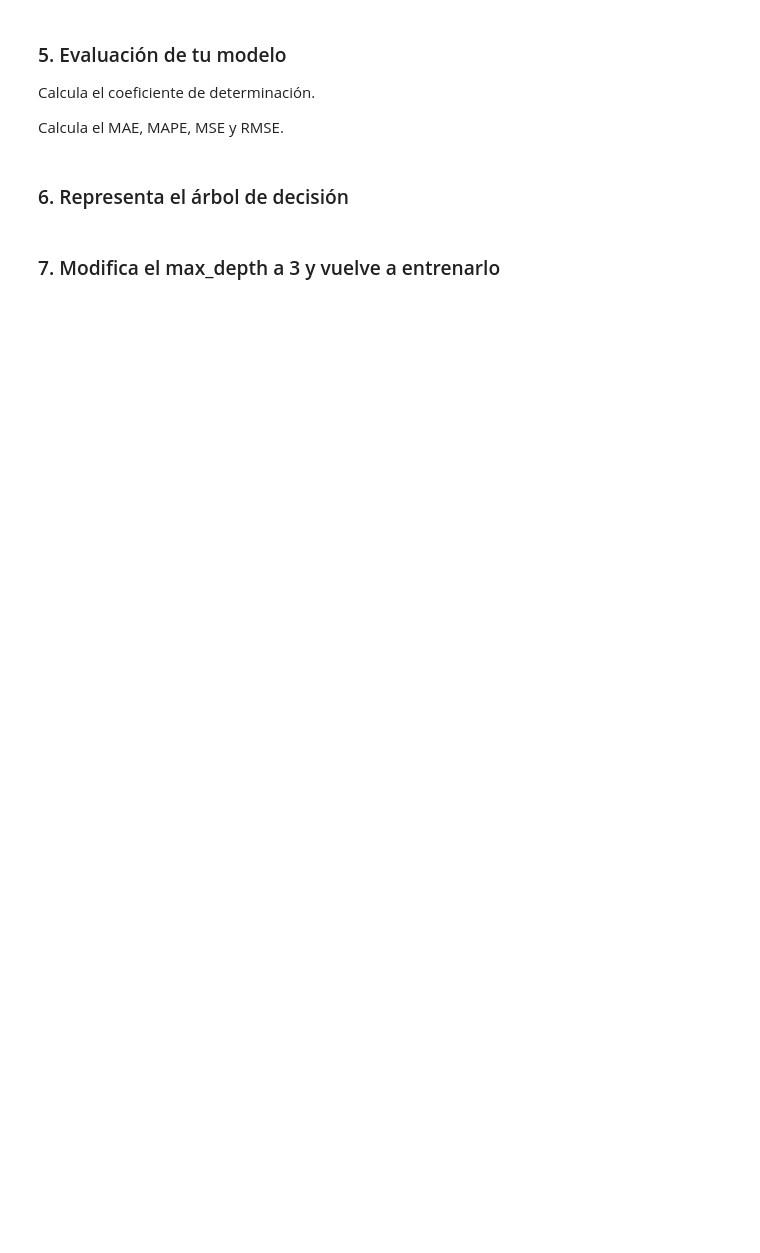
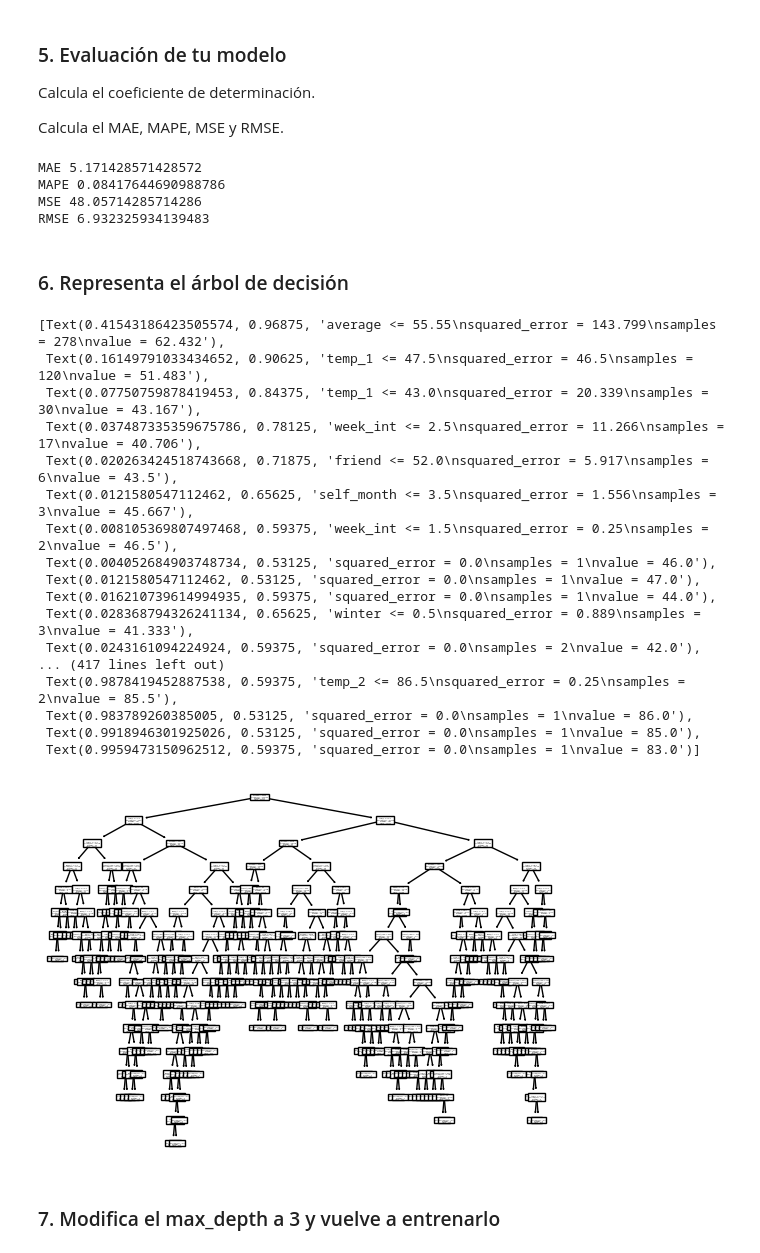
Before and after one commit to angelrodnah/2309_dsft_thebridge, a Jupyter notebook: 3-Machine_Learning/1-Supervisado/3-RegorClass/5-Decision_Trees/ejercicio/DTrees_reg_class.ipynb, the cells around one changed output. Drawn from its saved outputs; the diff is of its cells as text; code cells hidden in the pictures; blank space fills up the shorter version.

```diff
--- a/3-Machine_Learning/1-Supervisado/3-RegorClass/5-Decision_Trees/ejercicio/DTrees_reg_class.ipynb
+++ b/3-Machine_Learning/1-Supervisado/3-RegorClass/5-Decision_Trees/ejercicio/DTrees_reg_class.ipynb
@@ -20,2 +237,8 @@ Son datos de temperaturas tomados de la ciudad de Seattle. El objetivo es intent
 # %% [markdown]
 ### 3. Selecciona variables y divide en train y test
+# %%
+# X = df.drop(columns=['actual', "week"])
+X = df[['average','temp_1']]
+y = df['actual']
+# %%
+X_train, X_test, y_train, y_test = train_test_split(X,y,test_size=0.2, random_state=0)
@@ -26,7 +272,42 @@ Son datos de temperaturas tomados de la ciudad de Seattle. El objetivo es intent
 Calcula el coeficiente de determinación.
 
 Calcula el MAE, MAPE, MSE y RMSE.
+# %%
+from sklearn.metrics import mean_absolute_error, mean_absolute_percentage_error, mean_squared_error
+
+y_pred = dtr.predict(X_test)
+
+print("MAE", mean_absolute_error(y_test, y_pred))
+print("MAPE", mean_absolute_percentage_error(y_test, y_pred))
+print("MSE", mean_squared_error(y_test, y_pred))
+print("RMSE", np.sqrt(mean_squared_error(y_test, y_pred)))
+# %% [output]
+MAE 5.171428571428572
+MAPE 0.08417644690988786
+MSE 48.05714285714286
+RMSE 6.932325934139483
 # %% [markdown]
 ### 6. Representa el árbol de decisión
+# %%
+plot_tree(dtr, feature_names=X_train.columns, class_names='actual');
+# %% [output]
+[Text(0.41543186423505574, 0.96875, 'average <= 55.55\nsquared_error = 143.799\nsamples = 278\nvalue = 62.432'),
+ Text(0.16149791033434652, 0.90625, 'temp_1 <= 47.5\nsquared_error = 46.5\nsamples = 120\nvalue = 51.483'),
+ Text(0.07750759878419453, 0.84375, 'temp_1 <= 43.0\nsquared_error = 20.339\nsamples = 30\nvalue = 43.167'),
+ Text(0.037487335359675786, 0.78125, 'week_int <= 2.5\nsquared_error = 11.266\nsamples = 17\nvalue = 40.706'),
+ Text(0.020263424518743668, 0.71875, 'friend <= 52.0\nsquared_error = 5.917\nsamples = 6\nvalue = 43.5'),
+ Text(0.0121580547112462, 0.65625, 'self_month <= 3.5\nsquared_error = 1.556\nsamples = 3\nvalue = 45.667'),
+ Text(0.008105369807497468, 0.59375, 'week_int <= 1.5\nsquared_error = 0.25\nsamples = 2\nvalue = 46.5'),
+ Text(0.004052684903748734, 0.53125, 'squared_error = 0.0\nsamples = 1\nvalue = 46.0'),
+ Text(0.0121580547112462, 0.53125, 'squared_error = 0.0\nsamples = 1\nvalue = 47.0'),
+ Text(0.016210739614994935, 0.59375, 'squared_error = 0.0\nsamples = 1\nvalue = 44.0'),
+ Text(0.028368794326241134, 0.65625, 'winter <= 0.5\nsquared_error = 0.889\nsamples = 3\nvalue = 41.333'),
+ Text(0.0243161094224924, 0.59375, 'squared_error = 0.0\nsamples = 2\nvalue = 42.0'),
+... (417 lines left out)
+ Text(0.9878419452887538, 0.59375, 'temp_2 <= 86.5\nsquared_error = 0.25\nsamples = 2\nvalue = 85.5'),
+ Text(0.983789260385005, 0.53125, 'squared_error = 0.0\nsamples = 1\nvalue = 86.0'),
+ Text(0.9918946301925026, 0.53125, 'squared_error = 0.0\nsamples = 1\nvalue = 85.0'),
+ Text(0.9959473150962512, 0.59375, 'squared_error = 0.0\nsamples = 1\nvalue = 83.0')]
+[figure, added]
 # %% [markdown]
 ### 7. Modifica el max_depth a 3 y vuelve a entrenarlo
```
Also changed, not shown: parts of 55 cells of this notebook.
